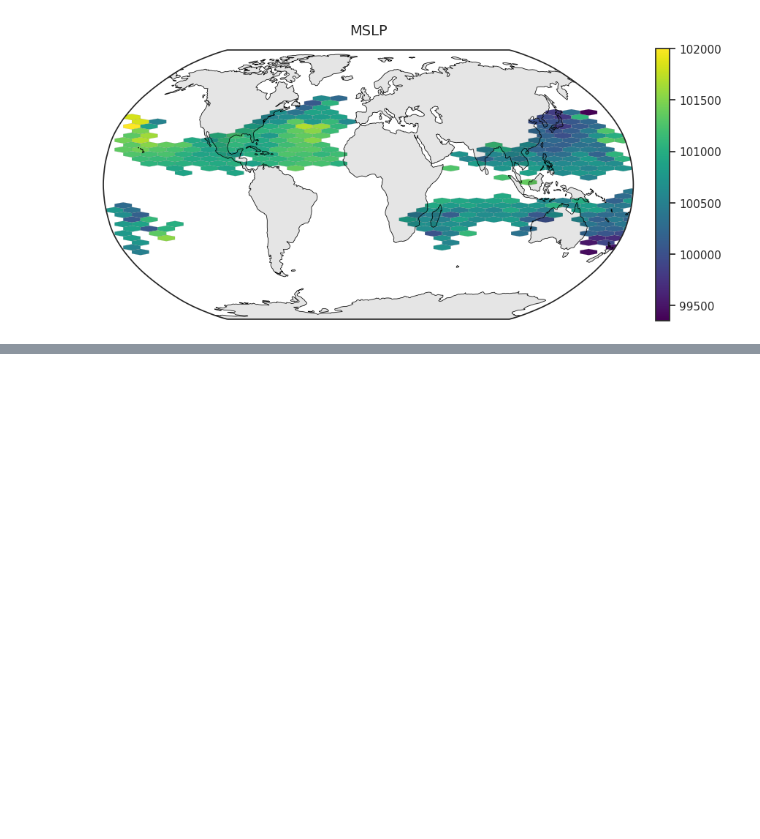
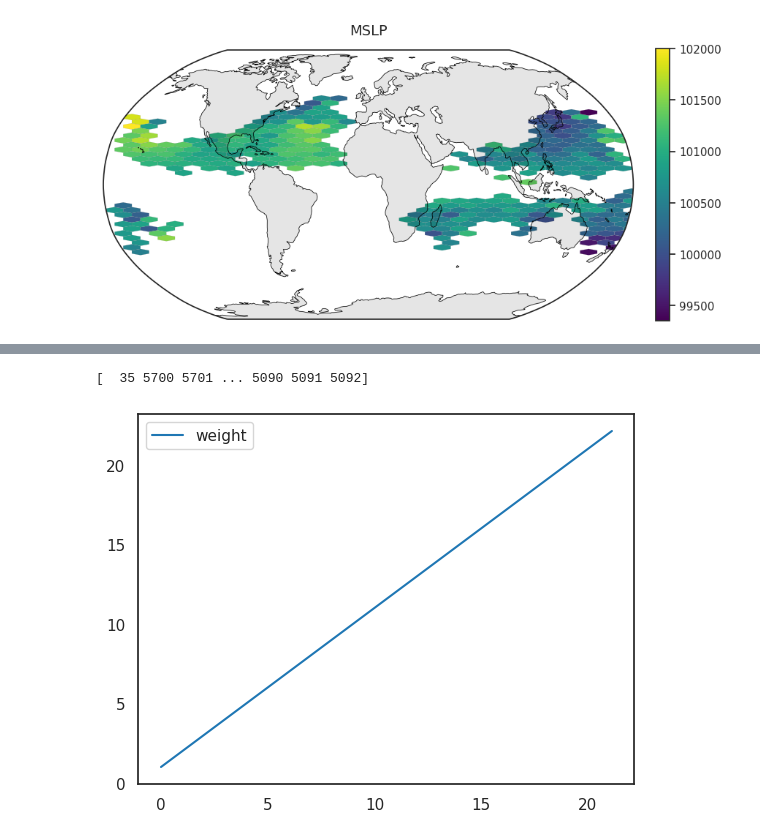
Before and after one commit to vosps/tropical_cyclone, a Jupyter notebook: tracking/9_interpretability.ipynb, the cells around one changed output, grey strips where cells are left out. Drawn from its saved outputs; the diff is of its cells as text; code cells hidden in the pictures; blank space fills up the shorter version.

```diff
--- a/tracking/9_interpretability.ipynb
+++ b/tracking/9_interpretability.ipynb
@@ -364,0 +376,3 @@ plt.savefig('figure_9d_mslp_distribution.png')
+# %%
+y_pred = gen_pred[0:16,:,:,0:1]
+y_true = real[0:16,:,:,:]
@@ -364,0 +395,19 @@ plt.savefig('figure_9d_mslp_distribution.png')
+# %%
+y_max = np.max(y_true,axis=-1) + 0.1 # gamma
+image_relevance_weighting = y_true[:,:,:,0] / y_max # Wsod / gamma to get values bwteen 0 and 1
+image_relevance_weighting = np.power(y_true[:,:,:,0],2) # because we are normalising by the max for demonstration then this is actually not giving higher values
+image_relevance_weighting = y_true[:,:,:,0]
+# weight_avg = K.ones((y_true.shape)) # Wavg is a matrix of ones because we don't want 0 weight on everything
+weight_avg = np.ones_like(y_true[:,:,:,0])
+weight_avg_2 = np.mean(y_true[:,:,:,0]) # this is to remove low distance bias over drizzle and no rain - so that even images will small rain are seen as the same as other images
+weight = weight_avg + image_relevance_weighting
+# weight = weight[:,:,:,0]
+# sigma = np.sum(weight)
+wloss = np.mean(y_true * y_pred, axis=-1)
+# wloss_max = np.max(y_true * y_pred, axis=-1)
+wwloss = wloss * weight + weight_avg_2
+wloss_norm = wloss[0,:,:] * 1/np.max(wloss[0,:,:])
+wwloss_norm = wwloss[0,:,:] * 1/np.max(wwloss[0,:,:])
+
+wloss = wloss[0,:,:]
+wwloss = wwloss[0,:,:]
@@ -364,0 +519,20 @@ plt.savefig('figure_9d_mslp_distribution.png')
+# %%
+sorting = np.argsort(np.ravel(y_true[0,:,:]))
+rain_sort = np.ravel(y_true)[sorting]
+weightt = weight[0,:,:]
+weight_sort = np.ravel(weightt)[sorting]
+wloss_sort = np.ravel(wloss)[sorting]
+wwloss_sort = np.ravel(wwloss)[sorting]
+# %%
+print(sorting)
+# %% [output]
+[  35 5700 5701 ... 5090 5091 5092]
+# %%
+plt.plot(rain_sort,weight_sort)
+# plt.plot(rain_sort,wloss_sort)
+# plt.plot(rain_sort,wwloss_sort)
+plt.legend(['weight','wloss','wwloss'])
+# plt.yscale('log')
+plt.show()
+# %% [output]
+[figure, added]
```
Also changed, not shown: parts of 17 cells of this notebook, 14 other files.
